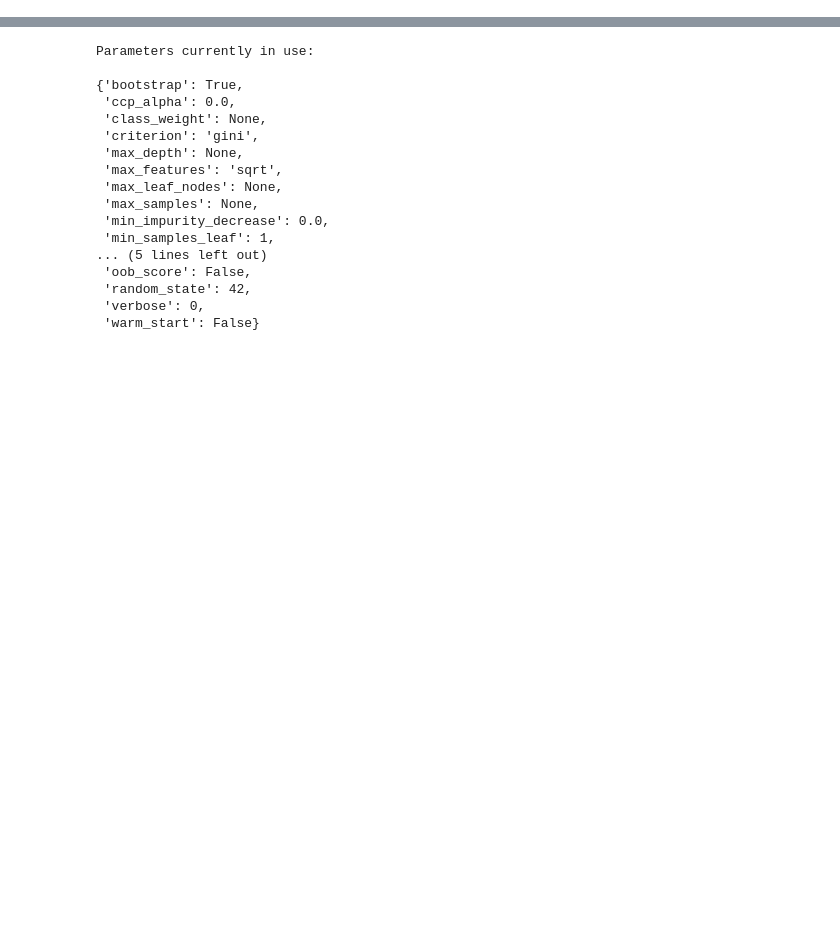
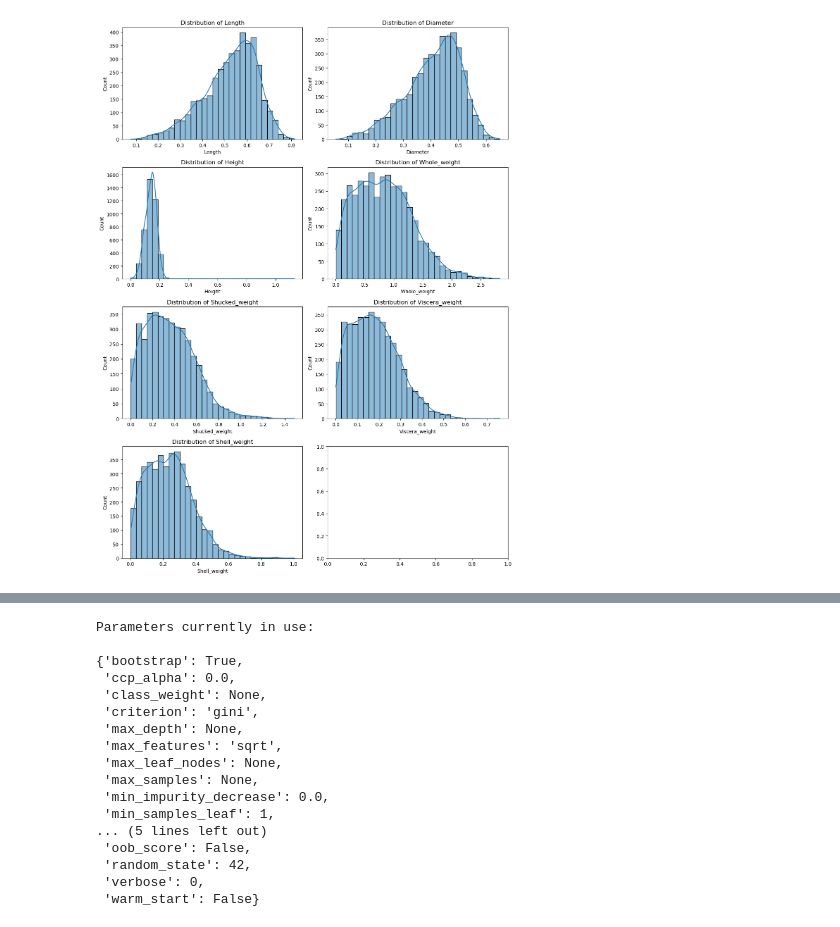
Before and after one commit to claraelisabeth/MachineLearning, a Jupyter notebook: abalone.ipynb, the cells around one changed output, grey strips where cells are left out. Cells and saved outputs as stored; diff of their text form; code cells hidden in the pictures; blank space fills up the shorter version.

```diff
--- a/abalone.ipynb
+++ b/abalone.ipynb
@@ -123,0 +112,33 @@ Name: Height, dtype: float64
+# %%
+#Identify Outliers
+
+numeric_columns = abalone_df.select_dtypes(include='number').columns
+# Identify outliers using the IQR method
+Q1 = abalone_df[numeric_columns].quantile(0.25)
+Q3 = abalone_df[numeric_columns].quantile(0.75)
+IQR = Q3 - Q1
+
+# Step 3: Identifying outliers
+outlier_info = {}  # Dictionary to hold outlier information
+
+for column in numeric_columns:
+    outlier_condition = (abalone_df[column] < (Q1[column] - 1.5 * IQR[column])) | \
+                        (abalone_df[column] > (Q3[column] + 1.5 * IQR[column]))
+
+    # If there are any outliers for the current column
+    if outlier_condition.any():
+        outlier_indices = abalone_df[outlier_condition].index.tolist()  # Get the indices of outliers
+        outlier_values = abalone_df.loc[outlier_condition, column].values.tolist()  # Get the outlier values
+        outlier_info[column] = {'indices': outlier_indices, 'values': outlier_values}
+
+# Step 4: Print outlier information
+print("\n eventual outliers Found in Each Column:")
+#for column, info in outlier_info.items():
+  #  print(f"Column '{column}':")
+  #  for i, value in zip(info['indices'], info['values']):
+    #    print(f"  Row {i}: Outlier Value = {value}")
+
+# Summary of the number of outliers per column
+print("\nSummary of Outliers by Column:")
+for column, info in outlier_info.items():
+    print(f"Column '{column}' has {len(info['indices'])} outliers.")
@@ -123,0 +157,13 @@ Name: Height, dtype: float64
+# %%
+# Distribution of Input Attributes
+fig, axes = plt.subplots(nrows=4, ncols=2, figsize=(12, 16))
+axes = axes.flatten()
+
+for i, column in enumerate(abalone_df.columns[1:8]):  # Skip 'Sex' and 'Rings'
+    sns.histplot(abalone_df[column], bins=30, kde=True, ax=axes[i])
+    axes[i].set_title(f'Distribution of {column}')
+
+plt.tight_layout()
+plt.show()
+# %% [output]
+[figure, added]
```
Also changed, not shown: parts of 63 cells of this notebook.
